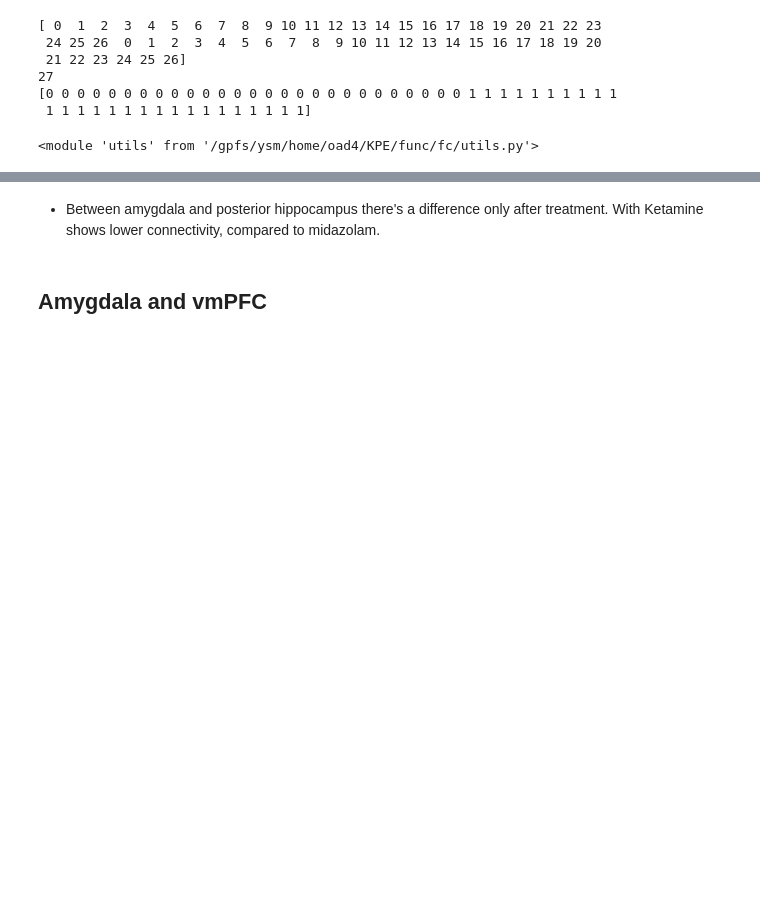
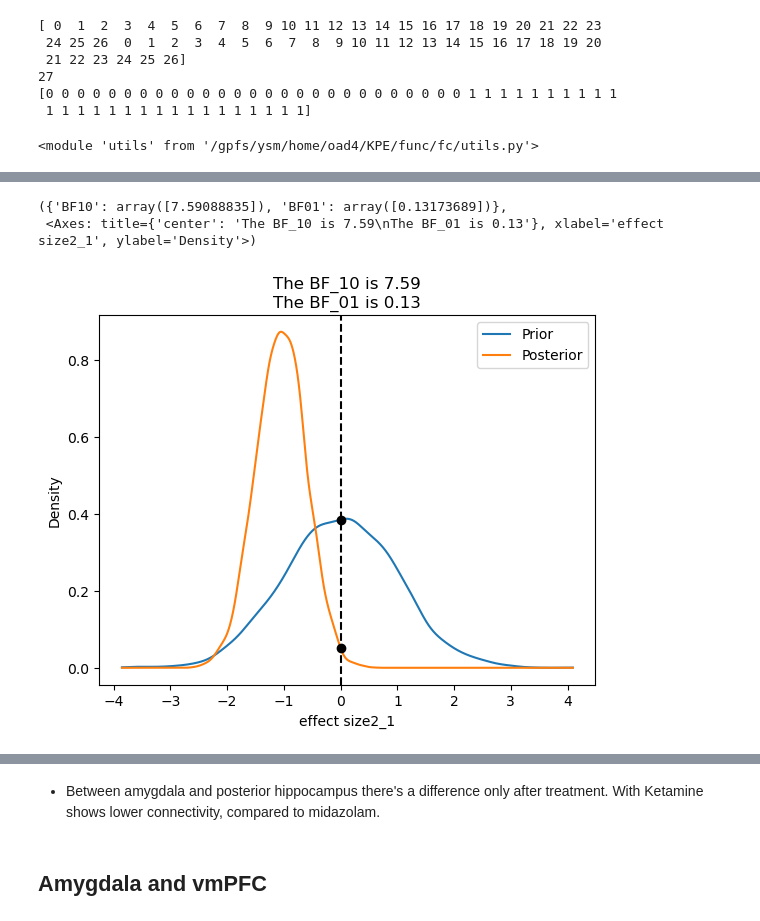
Before and after one commit to orduek/KPE, a Jupyter notebook: func/fc/FC_StatsAnalysis.ipynb, the cells around one changed output, grey strips where cells are left out. Drawn from its saved outputs; the diff is of its cells as text; code cells hidden in the pictures; blank space fills up the shorter version.

```diff
--- a/func/fc/FC_StatsAnalysis.ipynb
+++ b/func/fc/FC_StatsAnalysis.ipynb
@@ -164,0 +177,7 @@ az.summary(trace, hdi_prob = .9)
+# %%
+# Bayes Factor
+az.plot_bf(trace, var_name = 'effect size2_1', prior = np.random.normal(0, 1, 5000))
+# %% [output]
+({'BF10': array([7.59088835]), 'BF01': array([0.13173689])},
+ <Axes: title={'center': 'The BF_10 is 7.59\nThe BF_01 is 0.13'}, xlabel='effect size2_1', ylabel='Density'>)
+[figure, added]
```
Also changed, not shown: parts of 65 cells of this notebook, 2 other files.
